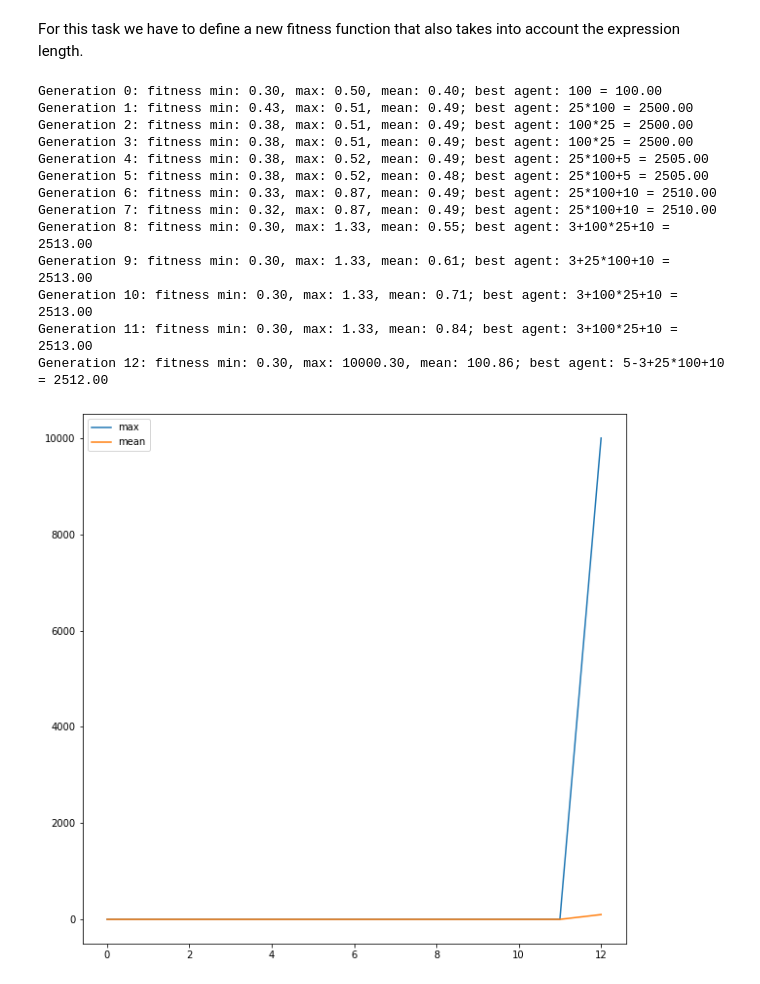
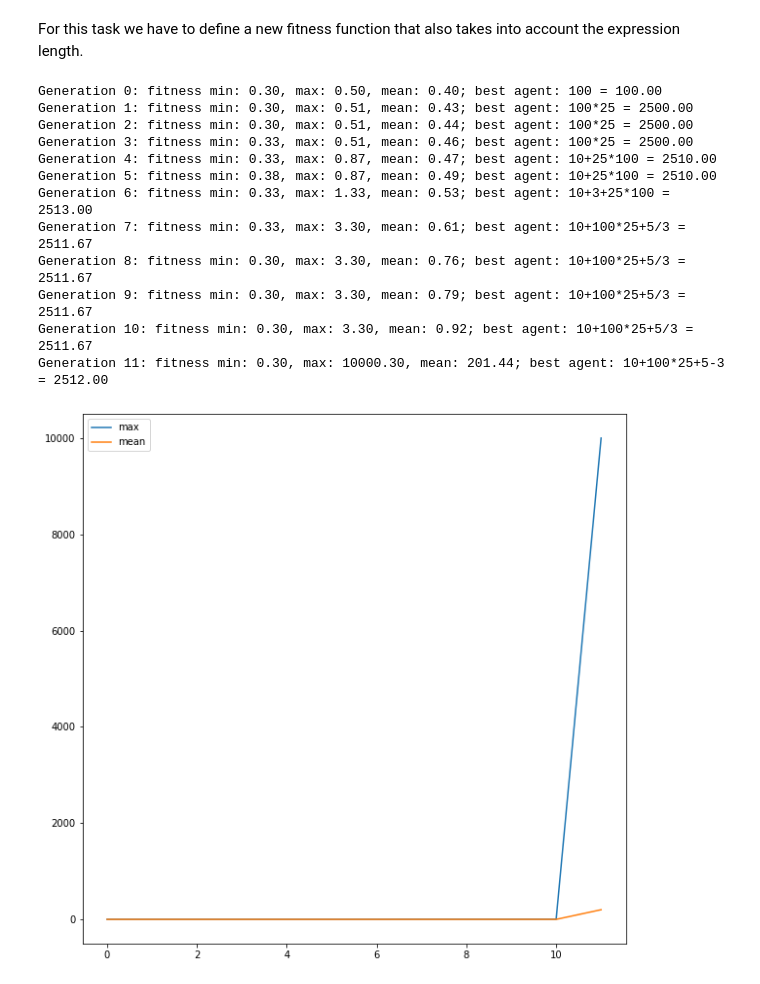
Before and after one commit to njezersek/Inteligent-Systems-assignment1, a Jupyter notebook: assignment.ipynb, the cells around one changed output. Saved outputs shown, nothing was run; the diff lists cells and outputs as text; code cells hidden in the pictures.

```diff
--- a/assignment.ipynb
+++ b/assignment.ipynb
@@ -644,30 +644,29 @@ def fitness_length(agent):
 # %%
 population = [generate_agent() for _ in range(population_size)]
 _ = evolve(
     population,
     fitness_length,
-    select_best_agents,
+    select_best_plus_random,
     crossover,
     mutation,
     fitness_threshold=10000.00,
     mutation_probability=0.5, survival_probability=0.2, max_iterations=300,
     verbose=True, keep_best=True, plot=True
 )
 # %% [output]
 Generation 0: fitness min: 0.30, max: 0.50, mean: 0.40; best agent: 100 = 100.00
-Generation 1: fitness min: 0.43, max: 0.51, mean: 0.49; best agent: 25*100 = 2500.00
-Generation 2: fitness min: 0.38, max: 0.51, mean: 0.49; best agent: 100*25 = 2500.00
-Generation 3: fitness min: 0.38, max: 0.51, mean: 0.49; best agent: 100*25 = 2500.00
-Generation 4: fitness min: 0.38, max: 0.52, mean: 0.49; best agent: 25*100+5 = 2505.00
-Generation 5: fitness min: 0.38, max: 0.52, mean: 0.48; best agent: 25*100+5 = 2505.00
-Generation 6: fitness min: 0.33, max: 0.87, mean: 0.49; best agent: 25*100+10 = 2510.00
-Generation 7: fitness min: 0.32, max: 0.87, mean: 0.49; best agent: 25*100+10 = 2510.00
-Generation 8: fitness min: 0.30, max: 1.33, mean: 0.55; best agent: 3+100*25+10 = 2513.00
-Generation 9: fitness min: 0.30, max: 1.33, mean: 0.61; best agent: 3+25*100+10 = 2513.00
-Generation 10: fitness min: 0.30, max: 1.33, mean: 0.71; best agent: 3+100*25+10 = 2513.00
-Generation 11: fitness min: 0.30, max: 1.33, mean: 0.84; best agent: 3+100*25+10 = 2513.00
-Generation 12: fitness min: 0.30, max: 10000.30, mean: 100.86; best agent: 5-3+25*100+10 = 2512.00
+Generation 1: fitness min: 0.30, max: 0.51, mean: 0.43; best agent: 100*25 = 2500.00
+Generation 2: fitness min: 0.30, max: 0.51, mean: 0.44; best agent: 100*25 = 2500.00
+Generation 3: fitness min: 0.33, max: 0.51, mean: 0.46; best agent: 100*25 = 2500.00
+Generation 4: fitness min: 0.33, max: 0.87, mean: 0.47; best agent: 10+25*100 = 2510.00
+Generation 5: fitness min: 0.38, max: 0.87, mean: 0.49; best agent: 10+25*100 = 2510.00
+Generation 6: fitness min: 0.33, max: 1.33, mean: 0.53; best agent: 10+3+25*100 = 2513.00
+Generation 7: fitness min: 0.33, max: 3.30, mean: 0.61; best agent: 10+100*25+5/3 = 2511.67
+Generation 8: fitness min: 0.30, max: 3.30, mean: 0.76; best agent: 10+100*25+5/3 = 2511.67
+Generation 9: fitness min: 0.30, max: 3.30, mean: 0.79; best agent: 10+100*25+5/3 = 2511.67
+Generation 10: fitness min: 0.30, max: 3.30, mean: 0.92; best agent: 10+100*25+5/3 = 2511.67
+Generation 11: fitness min: 0.30, max: 10000.30, mean: 201.44; best agent: 10+100*25+5-3 = 2512.00
-[figure, old version]
+[figure, new version]
 # %%
 def fitness_length_2(agent):
     return fitness_abs(agent) - len(agent)*2
```
Also changed, not shown: parts of 1 cell of this notebook.
